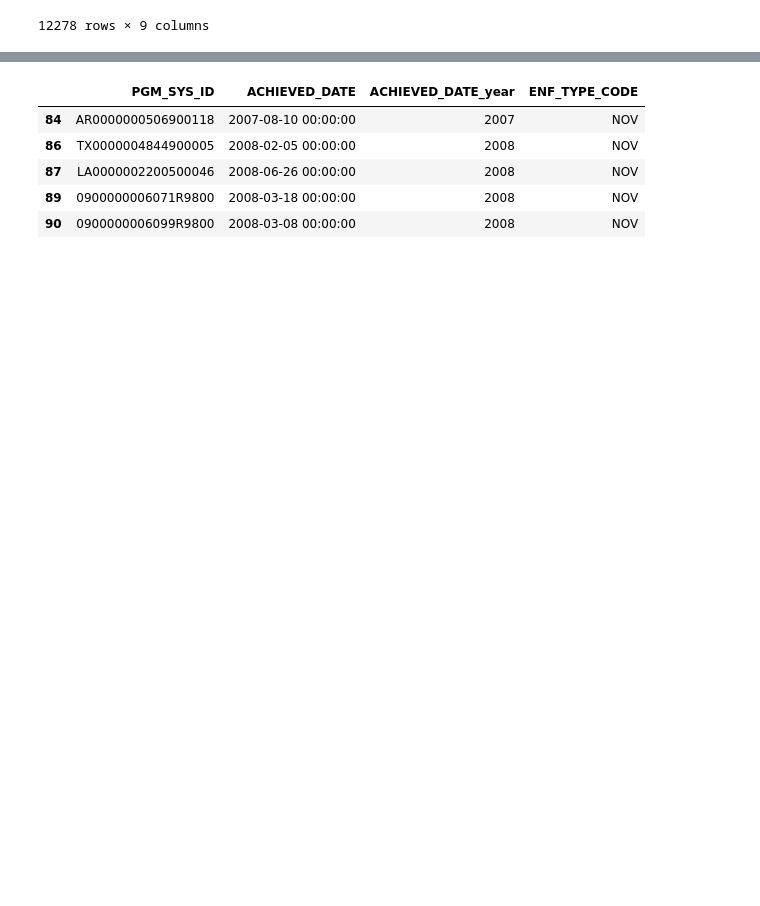
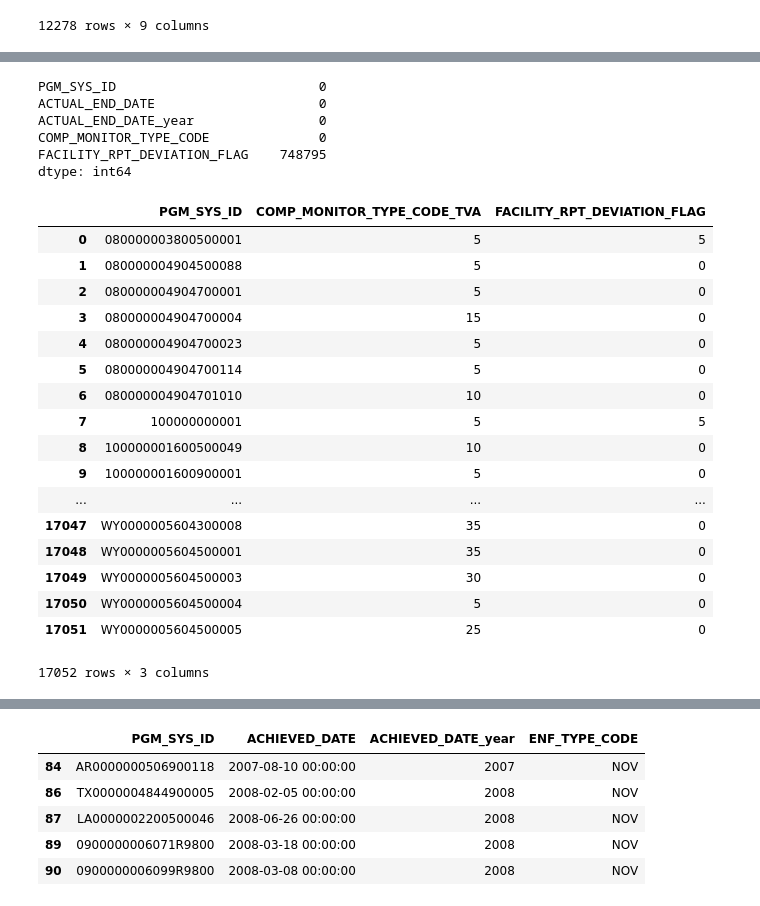
Before and after one commit to Aycrazy/ML_Project, a Jupyter notebook: ICIS-Aggregation_Function.ipynb, the cells around one changed output, grey strips where cells are left out. Cells and saved outputs as stored; diff of their text form; code cells hidden in the pictures; blank space fills up the shorter version.

```diff
--- a/ICIS-Aggregation_Function.ipynb
+++ b/ICIS-Aggregation_Function.ipynb
@@ -252,3 +284,17 @@ viol
+# %%
+## FROM ULAB PIPELINE ##
+
+def generate_continous_variable(data_file, variable_list):
+	'''
+	function that can take a categorical variable and create
+	binary variables from it
+	'''
+	for variable in variable_list:
+		list_values = list(data_file.groupby(variable).groups.keys())
+		for i,value in enumerate(list_values):
+			data_file[variable].replace(value,i)
+
+	return data_file
 # %%
 def process_violation(violation_df, start_year, end_year):
     final_df = pd.DataFrame()
@@ -359,6 +440,65 @@ titlev.head()
 | 2 | UT0000004903500210 | 2015-04-30 00:00:00 | 2015 | TVA | Y |
 | 3 | UT0000004903500210 | 2015-04-30 00:00:00 | 2015 | TVA | Y |
 | 4 | UT0000004903500210 | 2015-04-30 00:00:00 | 2015 | TVA | Y |
+# %%
+titl = titlev
+# %%
+titlev.isnull().sum()
+# %% [output]
+PGM_SYS_ID                          0
+ACTUAL_END_DATE                     0
+ACTUAL_END_DATE_year                0
+COMP_MONITOR_TYPE_CODE              0
+FACILITY_RPT_DEVIATION_FLAG    748795
+dtype: int64
+# %%
+def process_titlev(titlev_df, start_year, end_year):
+    final_df = pd.DataFrame()
+
+    cat_var = ['COMP_MONITOR_TYPE_CODE']
+    bim_var = ['FACILITY_RPT_DEVIATION_FLAG']
+
+    df = titlev_df[titlev_df['ACTUAL_END_DATE_year'] >= start_year]
+    df = df[df['ACTUAL_END_DATE_year'] <= end_year]
+
+    ## Replace NaN with 0 (string) --> THIS ONLY APPLIES TO THE BIM_VAR!!
+    nan = df.columns[df.isnull().any()].tolist()
+    values = ['N']*len(nan)
+    replace_with_value(df, nan, values)
+
+    ## Dummitize
+    df = generate_continous_variable(df, bim_var)
+
+    #print(df.groupby(bim_var[0]).groups.keys())
+
+    #print(colnames_out)
+    #print(colnames_dum)
+
+    final_df = aggr_dummy_cols(df, final_df, cat_var, 'cat')
+    final_df = aggr_dummy_cols(df, final_df, bim_var, 'bim')
+
+    return final_df
+# %%
+process_titlev(titl, '2010', '2016')
+# %% [output]
+|  | PGM_SYS_ID | COMP_MONITOR_TYPE_CODE_TVA | FACILITY_RPT_DEVIATION_FLAG |
+| 0 | 080000003800500001 | 5 | 5 |
+| 1 | 080000004904500088 | 5 | 0 |
+| 2 | 080000004904700001 | 5 | 0 |
+| 3 | 080000004904700004 | 15 | 0 |
+| 4 | 080000004904700023 | 5 | 0 |
+| 5 | 080000004904700114 | 5 | 0 |
+| 6 | 080000004904701010 | 10 | 0 |
+| 7 | 100000000001 | 5 | 5 |
+| 8 | 100000001600500049 | 10 | 0 |
+| 9 | 100000001600900001 | 5 | 0 |
+| ... | ... | ... | ... |
+| 17047 | WY0000005604300008 | 35 | 0 |
+| 17048 | WY0000005604500001 | 35 | 0 |
+| 17049 | WY0000005604500003 | 30 | 0 |
+| 17050 | WY0000005604500004 | 5 | 0 |
+| 17051 | WY0000005604500005 | 25 | 0 |
+17052 rows × 3 columns
 # %%
 stacktest.head()
 # %% [output]
```
Also changed, not shown: parts of 18 cells of this notebook.
